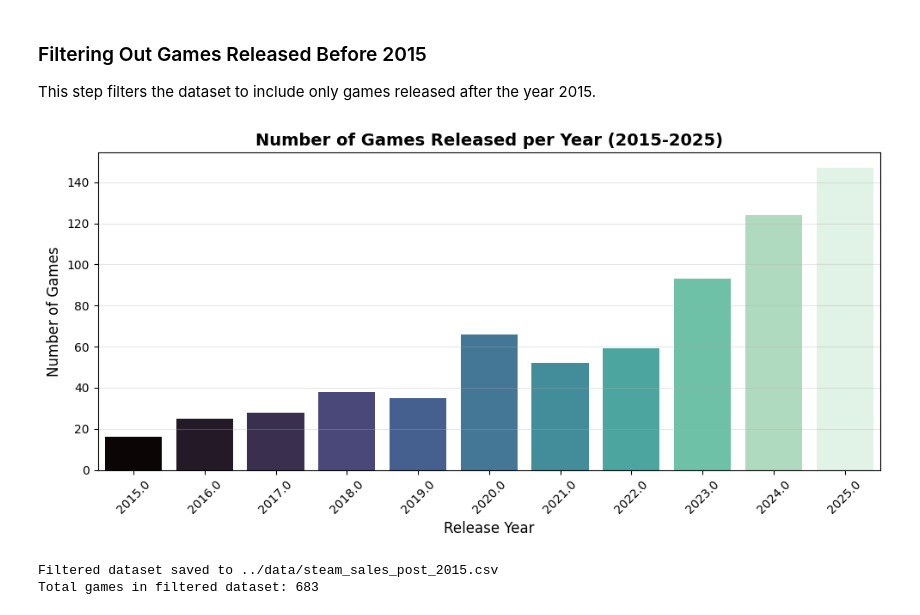
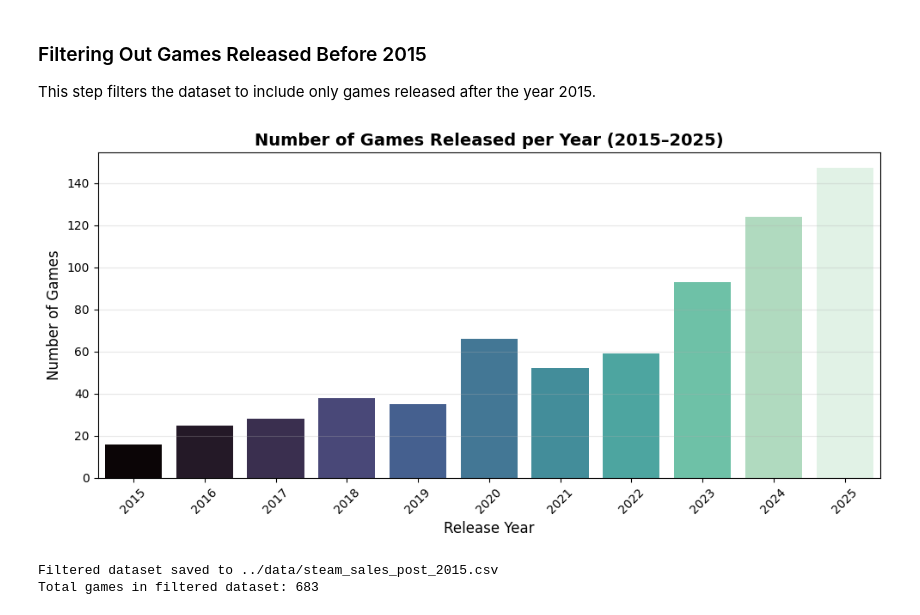
Before and after one commit to jbenigeri/Video-Game-Price-Analysis, a Jupyter notebook: src/nb1__exploratory_data_analysis.ipynb, the cells around one changed output. Saved outputs shown, nothing was run; the diff lists cells and outputs as text; code cells hidden in the pictures.

```diff
--- a/src/nb1__exploratory_data_analysis.ipynb
+++ b/src/nb1__exploratory_data_analysis.ipynb
@@ -339,29 +327,32 @@ This step filters the dataset to include only games released after the year 2015
 # %%
 # Filter games released in 2015 or later
 df_post_2015 = df[df['release_date'].dt.year >= 2015].copy()
+
+# Ensure release_year is integer
+df_post_2015['release_year'] = df_post_2015['release_year'].astype(int)
 
 # Get games per year
 games_per_year = df_post_2015['release_year'].value_counts().sort_index()
 
 # Create bar chart
 plt.figure(figsize=(10, 5))
-sns.barplot(x=games_per_year.index, y=games_per_year.values,
+sns.barplot(x=games_per_year.index.astype(str), y=games_per_year.values,
             hue=games_per_year.index, palette='mako', legend=False)
-plt.title('Number of Games Released per Year (2015-2025)', fontsize=14, fontweight='bold')
+plt.title('Number of Games Released per Year (2015–2025)', fontsize=14, fontweight='bold')
 plt.xlabel('Release Year', fontsize=12)
 plt.ylabel('Number of Games', fontsize=12)
 plt.xticks(rotation=45)
 plt.grid(axis='y', alpha=0.3)
 plt.tight_layout()
 plt.show()
 
 # Save to CSV
 output_path = "../data/steam_sales_post_2015.csv"
 df_post_2015.to_csv(output_path, index=False)
 
 print(f"Filtered dataset saved to {output_path}")
 print(f"Total games in filtered dataset: {len(df_post_2015)}")
 # %% [output]
-[figure, old version]
+[figure, new version]
 Filtered dataset saved to ../data/steam_sales_post_2015.csv
 Total games in filtered dataset: 683
```
Also changed, not shown: parts of 7 cells of this notebook, 1 other file.
